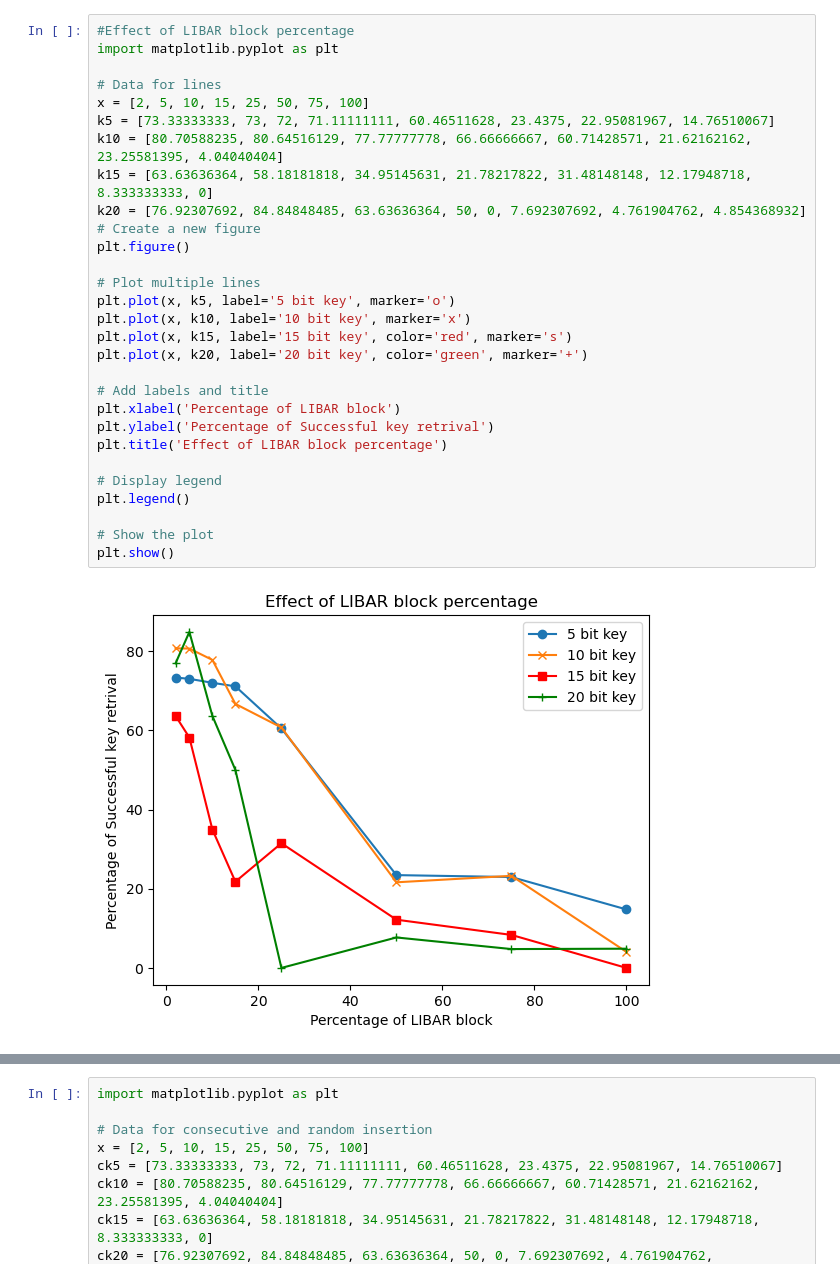
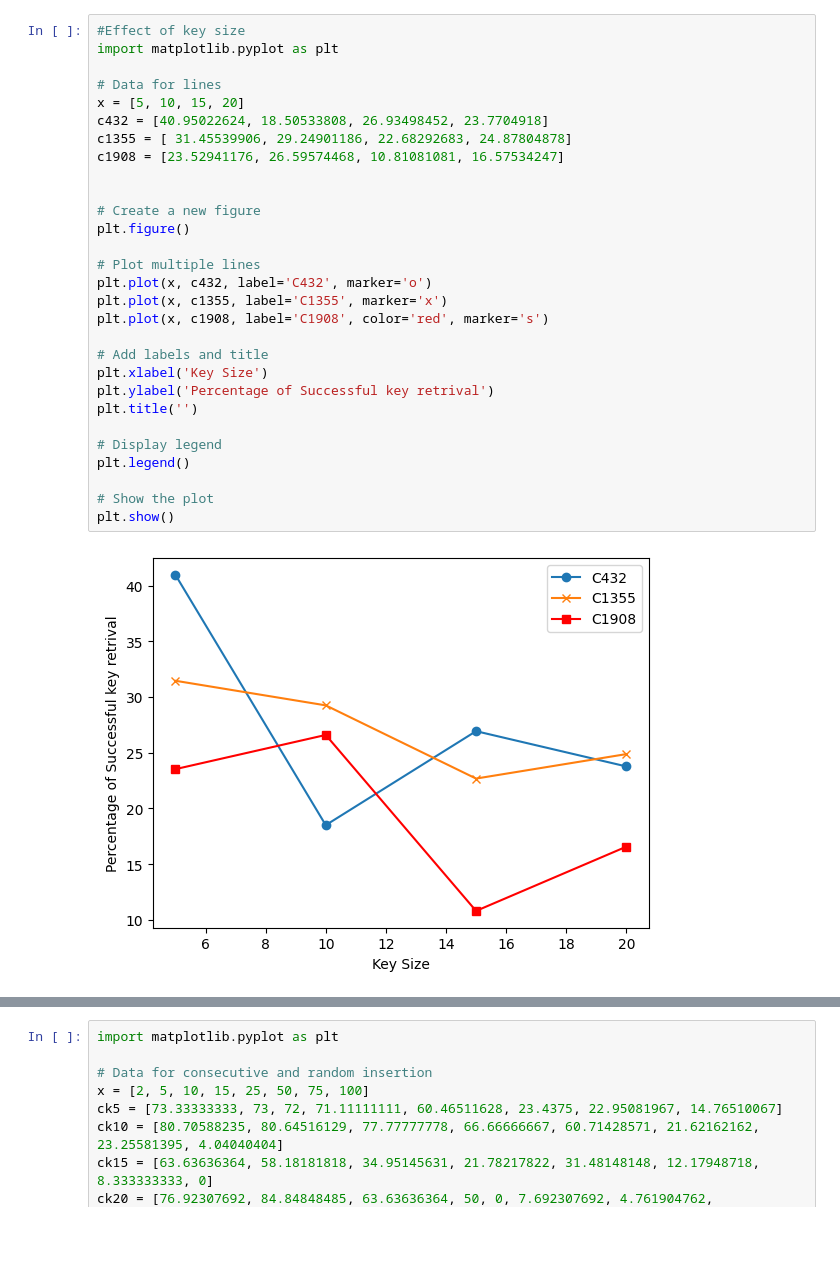
Before and after one commit to mahmud624683/BUET_SAT_SIMULATOR, a Jupyter notebook: src/graph.ipynb, the cells around one changed output, grey strips where cells are left out. Drawn from its saved outputs; the diff is of its cells as text; blank space fills up the shorter version.

```diff
--- a/src/graph.ipynb
+++ b/src/graph.ipynb
@@ -1,32 +69,32 @@
 # %%
-#Effect of LIBAR block percentage
+#Effect of key size
 import matplotlib.pyplot as plt
 
 # Data for lines
-x = [2, 5, 10, 15, 25, 50, 75, 100]
-k5 = [73.33333333, 73, 72, 71.11111111, 60.46511628, 23.4375, 22.95081967, 14.76510067]
-k10 = [80.70588235, 80.64516129, 77.77777778, 66.66666667, 60.71428571, 21.62162162, 23.25581395, 4.04040404]
-k15 = [63.63636364, 58.18181818, 34.95145631, 21.78217822, 31.48148148, 12.17948718, 8.333333333, 0]
-k20 = [76.92307692, 84.84848485, 63.63636364, 50, 0, 7.692307692, 4.761904762, 4.854368932]
+x = [5, 10, 15, 20]
+c432 = [40.95022624, 18.50533808, 26.93498452, 23.7704918]
+c1355 = [ 31.45539906, 29.24901186, 22.68292683, 24.87804878]
+c1908 = [23.52941176, 26.59574468, 10.81081081, 16.57534247]
+
+
 # Create a new figure
 plt.figure()
 
 # Plot multiple lines
-plt.plot(x, k5, label='5 bit key', marker='o')
-plt.plot(x, k10, label='10 bit key', marker='x')
-plt.plot(x, k15, label='15 bit key', color='red', marker='s')
-plt.plot(x, k20, label='20 bit key', color='green', marker='+')
+plt.plot(x, c432, label='C432', marker='o')
+plt.plot(x, c1355, label='C1355', marker='x')
+plt.plot(x, c1908, label='C1908', color='red', marker='s')
 
 # Add labels and title
-plt.xlabel('Percentage of LIBAR block')
+plt.xlabel('Key Size')
 plt.ylabel('Percentage of Successful key retrival')
-plt.title('Effect of LIBAR block percentage')
+plt.title('')
 
 # Display legend
 plt.legend()
 
 # Show the plot
 plt.show()
 # %% [output]
-[figure, old version]
+[figure, new version]
 # %%
```
Also changed, not shown: parts of 5 cells of this notebook, 5 other files.
